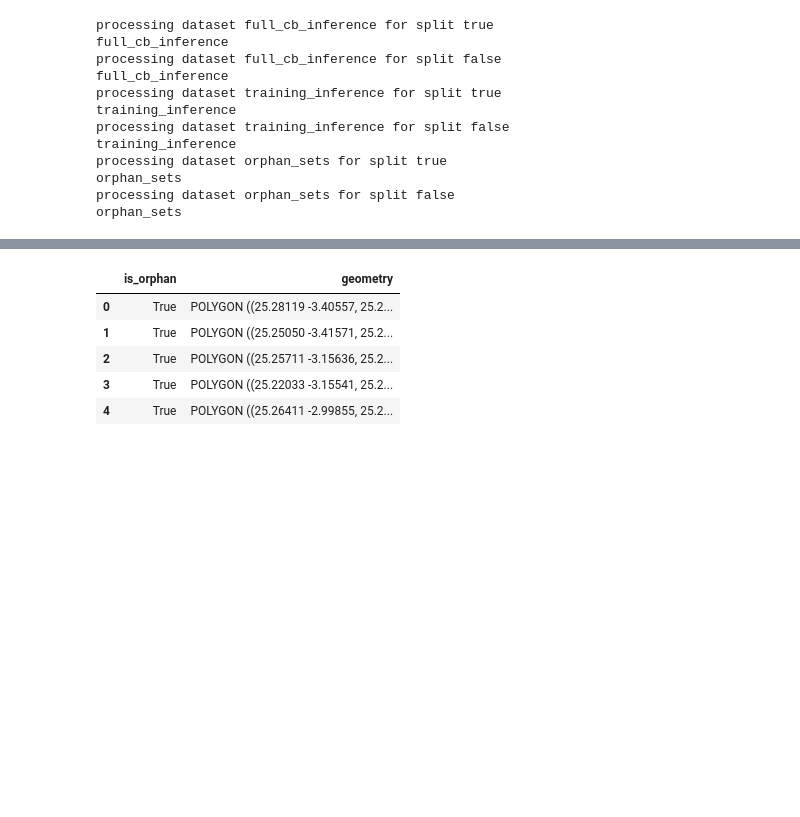
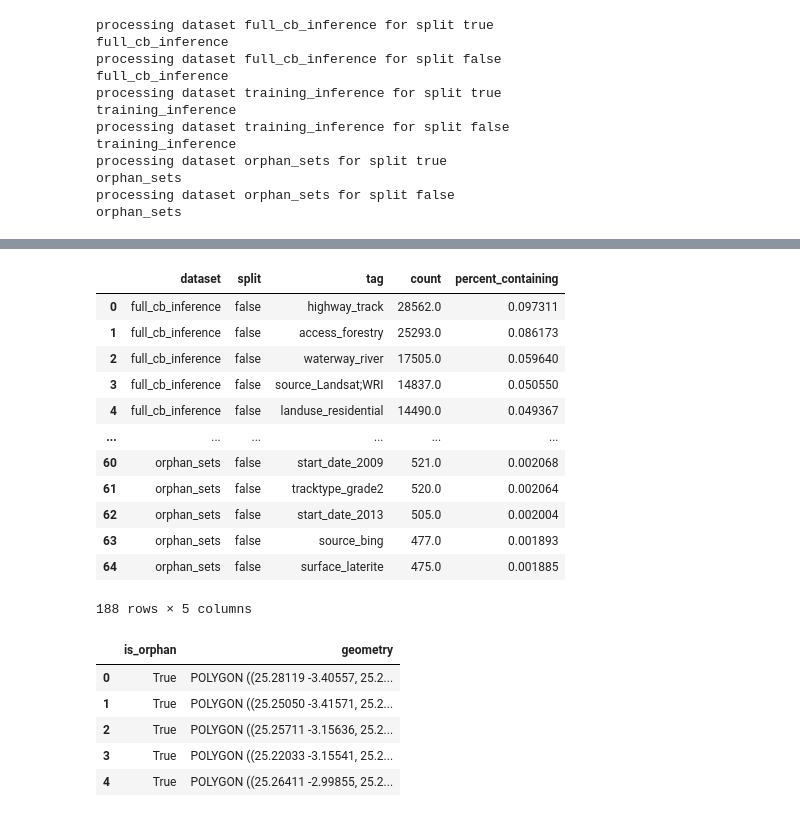
Before and after one commit to Project-Canopy/cb_feature_detection, a Jupyter notebook: analytics/ISL_Predictions_OSM_Intersection.ipynb, the cells around one changed output, grey strips where cells are left out. Cells and saved outputs as stored; diff of their text form; code cells hidden in the pictures; blank space fills up the shorter version.

```diff
--- a/analytics/ISL_Predictions_OSM_Intersection.ipynb
+++ b/analytics/ISL_Predictions_OSM_Intersection.ipynb
@@ -228,0 +242,3 @@ Name: tag, Length: 93, dtype: int64
+# %%
+df_false = df_full_tags[(df_full_tags["split"] == "false") & (df_full_tags["dataset"] != "orphan_sets")].groupby('dataset').head(100)
+df_true = df_full_tags[(df_full_tags["split"] == "true") & (df_full_tags["dataset"] != "orphan_sets")].groupby('dataset').head(100)
@@ -229,3 +260,19 @@ Name: tag, Length: 93, dtype: int64
+# %%
+df_false
+# %% [output]
+|  | dataset | split | tag | count | percent_containing |
+| 0 | full_cb_inference | false | highway_track | 28562.0 | 0.097311 |
+| 1 | full_cb_inference | false | access_forestry | 25293.0 | 0.086173 |
+| 2 | full_cb_inference | false | waterway_river | 17505.0 | 0.059640 |
+| 3 | full_cb_inference | false | source_Landsat;WRI | 14837.0 | 0.050550 |
+| 4 | full_cb_inference | false | landuse_residential | 14490.0 | 0.049367 |
+| ... | ... | ... | ... | ... | ... |
+| 60 | orphan_sets | false | start_date_2009 | 521.0 | 0.002068 |
+| 61 | orphan_sets | false | tracktype_grade2 | 520.0 | 0.002064 |
+| 62 | orphan_sets | false | start_date_2013 | 505.0 | 0.002004 |
+| 63 | orphan_sets | false | source_bing | 477.0 | 0.001893 |
+| 64 | orphan_sets | false | surface_laterite | 475.0 | 0.001885 |
+188 rows × 5 columns
 # %%
 df1[~df1.index.isin(df2.index)]
 
```
Also changed, not shown: parts of 5 cells of this notebook.
